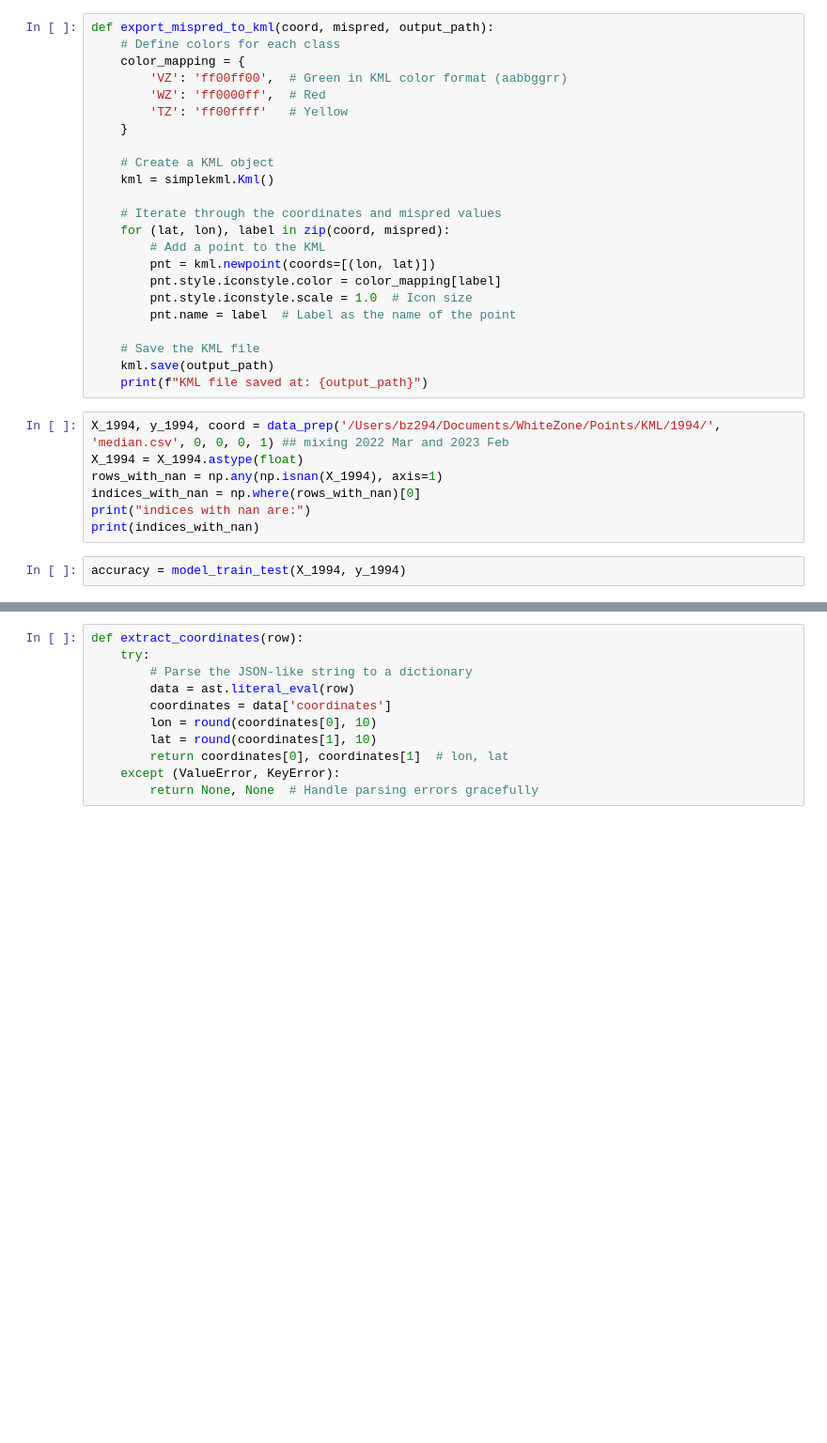
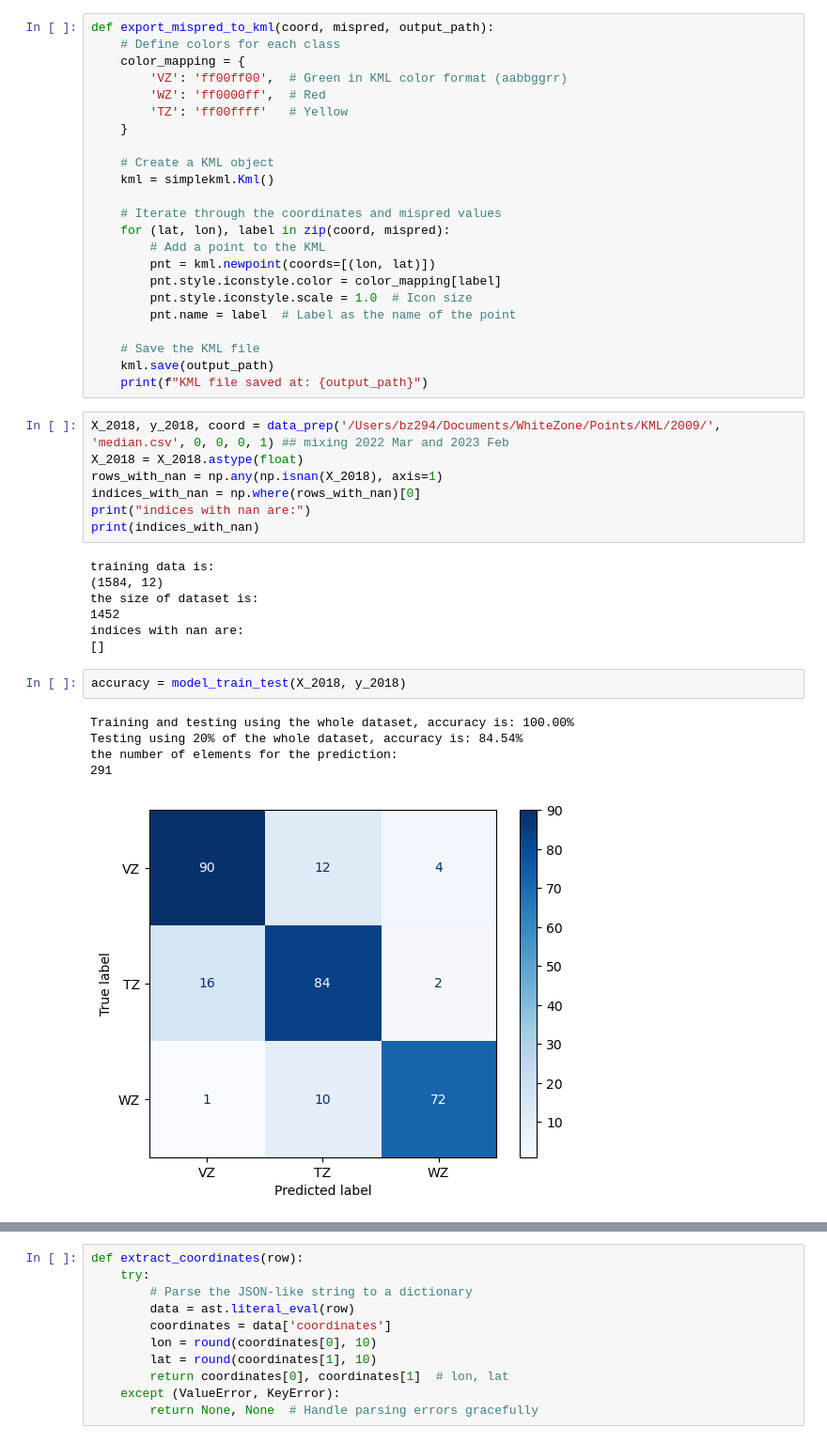
Before and after one commit to Malone-Disturbance-Ecology-Lab/ENP_WZ_Mapping, a Jupyter notebook: Model_median_values.ipynb, the cells around one changed output, grey strips where cells are left out. Shown at 94% size. Cells and saved outputs as stored; diff of their text form; blank space fills up the shorter version.

```diff
--- a/Model_median_values.ipynb
+++ b/Model_median_values.ipynb
@@ -191,13 +191,26 @@ def export_mispred_to_kml(coord, mispred, output_path):
     kml.save(output_path)
     print(f"KML file saved at: {output_path}")
 # %%
-X_1994, y_1994, coord = data_prep('/Users/bz294/Documents/WhiteZone/Points/KML/1994/', 'median.csv', 0, 0, 0, 1) ## mixing 2022 Mar and 2023 Feb
-X_1994 = X_1994.astype(float)
-rows_with_nan = np.any(np.isnan(X_1994), axis=1)
+X_2018, y_2018, coord = data_prep('/Users/bz294/Documents/WhiteZone/Points/KML/2009/', 'median.csv', 0, 0, 0, 1) ## mixing 2022 Mar and 2023 Feb
+X_2018 = X_2018.astype(float)
+rows_with_nan = np.any(np.isnan(X_2018), axis=1)
 indices_with_nan = np.where(rows_with_nan)[0]
 print("indices with nan are:")
 print(indices_with_nan)
+# %% [output]
+training data is:
+(1584, 12)
+the size of dataset is:
+1452
+indices with nan are:
+[]
 # %%
-accuracy = model_train_test(X_1994, y_1994)
+accuracy = model_train_test(X_2018, y_2018)
+# %% [output]
+Training and testing using the whole dataset, accuracy is: 100.00%
+Testing using 20% of the whole dataset, accuracy is: 84.54%
+the number of elements for the prediction:
+291
+[figure, added]
 # %%
 ######### Regional Prediction ###################################
```
Also changed, not shown: parts of 9 cells of this notebook, 2 other files.
